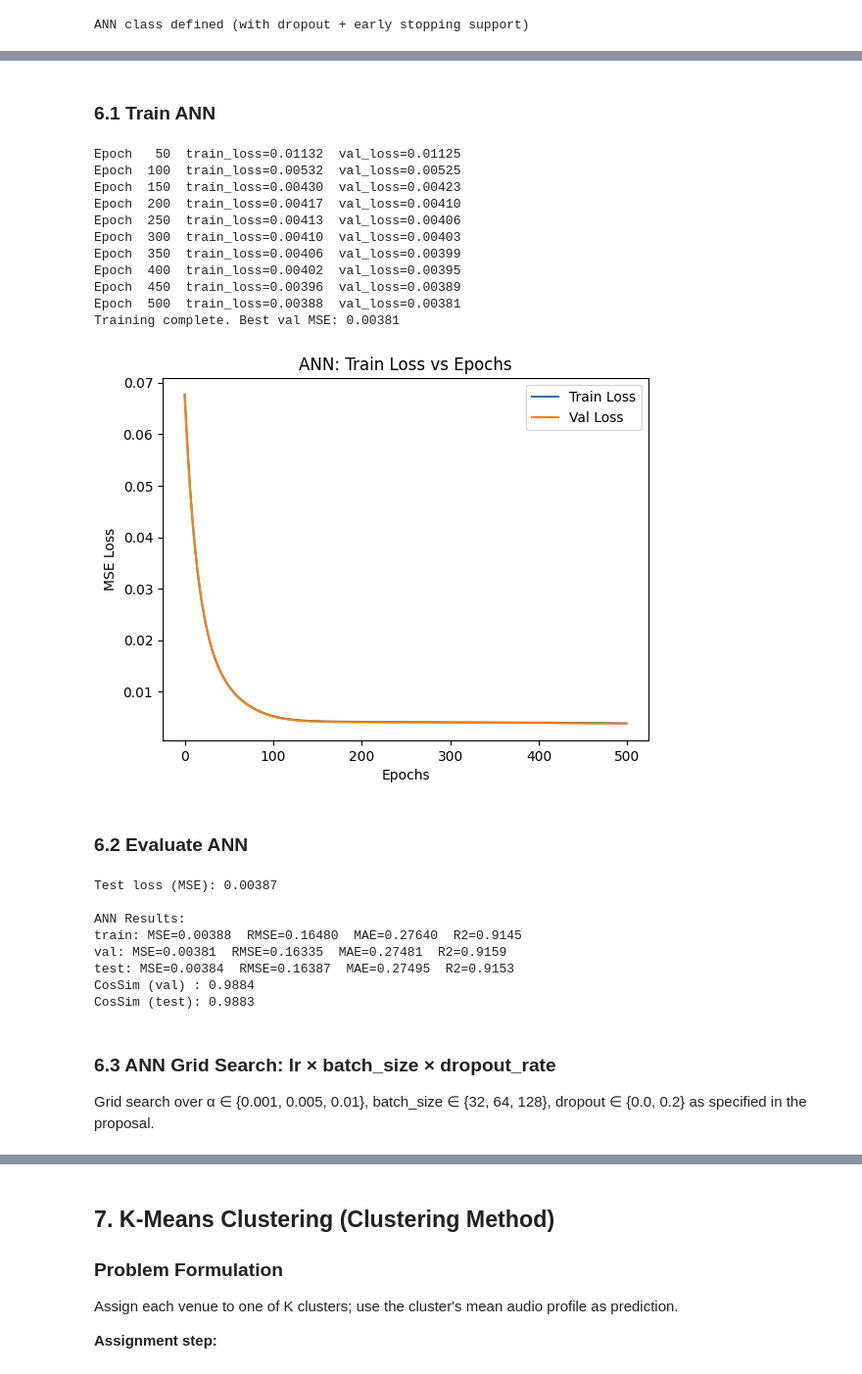
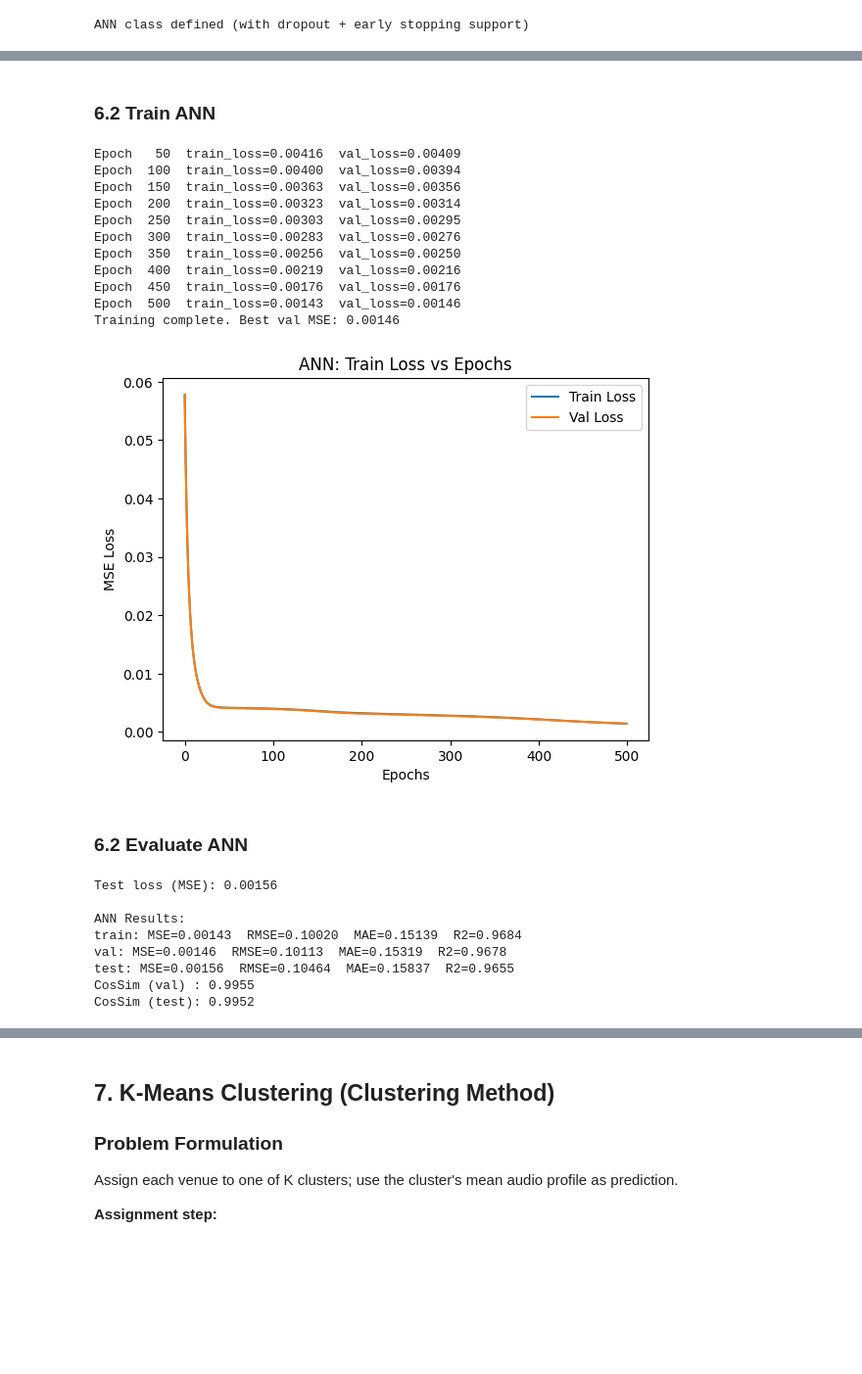
Before and after one commit to ML-Team-2026/AtmoSound, a Jupyter notebook: AtmoSound_Model_Training.ipynb, the cells around one changed output, grey strips where cells are left out. Shown at 98% size. Drawn from its saved outputs; the diff is of its cells as text; code cells hidden in the pictures; blank space fills up the shorter version.

```diff
--- a/AtmoSound_Model_Training.ipynb
+++ b/AtmoSound_Model_Training.ipynb
@@ -837,11 +920,11 @@ ANN class defined (with dropout + early stopping support)
 # %% [markdown]
-### 6.1 Train ANN
+### 6.2 Train ANN
 # %%
 # Hyperparameters
 epoch         = 500      # max epochs (early stopping will halt before this)
-batch_size    = 64
-learning_rate = 0.005
-dropout_rate  = 0.2
+learning_rate = float(best_gs_row["lr"])
+batch_size    = int(best_gs_row["batch"])
+dropout_rate  = float(best_gs_row["dropout"])
 patience      = 20       # early stopping patience
 
 ann = ANN(
@@ -893,45 +976,45 @@ for j in range(epoch):
             "W3": ann.W3.copy(), "b3": ann.b3.copy(),
         }
         no_improve_count = 0
     else:
         no_improve_count += 1
 
     if no_improve_count >= patience:
         print(f"Early stopping at epoch {j+1} (patience={patience})")
         break
 
     if (j + 1) % 50 == 0:
         print(f"Epoch {j+1:4d}  train_loss={train_loss:.5f}  val_loss={val_loss:.5f}")
 
 # Restore best weights
 if best_weights is not None:
     ann.W1, ann.b1 = best_weights["W1"], best_weights["b1"]
     ann.W2, ann.b2 = best_weights["W2"], best_weights["b2"]
     ann.W3, ann.b3 = best_weights["W3"], best_weights["b3"]
 
 print(f"Training complete. Best val MSE: {best_val_loss:.5f}")
 
 plt.plot(losses,     label='Train Loss')
 plt.plot(val_losses, label='Val Loss')
 plt.title('ANN: Train Loss vs Epochs')
 plt.ylabel('MSE Loss')
 plt.xlabel('Epochs')
 plt.legend()
 plt.savefig("model_artifacts/nn_loss_curve.png", dpi=150)
 plt.show()
 # %% [output]
-Epoch   50  train_loss=0.01132  val_loss=0.01125
-Epoch  100  train_loss=0.00532  val_loss=0.00525
-Epoch  150  train_loss=0.00430  val_loss=0.00423
-Epoch  200  train_loss=0.00417  val_loss=0.00410
-Epoch  250  train_loss=0.00413  val_loss=0.00406
-Epoch  300  train_loss=0.00410  val_loss=0.00403
-Epoch  350  train_loss=0.00406  val_loss=0.00399
-Epoch  400  train_loss=0.00402  val_loss=0.00395
-Epoch  450  train_loss=0.00396  val_loss=0.00389
-Epoch  500  train_loss=0.00388  val_loss=0.00381
-Training complete. Best val MSE: 0.00381
+Epoch   50  train_loss=0.00416  val_loss=0.00409
+Epoch  100  train_loss=0.00400  val_loss=0.00394
+Epoch  150  train_loss=0.00363  val_loss=0.00356
+Epoch  200  train_loss=0.00323  val_loss=0.00314
+Epoch  250  train_loss=0.00303  val_loss=0.00295
+Epoch  300  train_loss=0.00283  val_loss=0.00276
+Epoch  350  train_loss=0.00256  val_loss=0.00250
+Epoch  400  train_loss=0.00219  val_loss=0.00216
+Epoch  450  train_loss=0.00176  val_loss=0.00176
+Epoch  500  train_loss=0.00143  val_loss=0.00146
+Training complete. Best val MSE: 0.00146
-[figure, old version]
+[figure, new version]
 # %% [markdown]
 ### 6.2 Evaluate ANN
 # %%
@@ -947,16 +1030,11 @@ print_info("test",  y_test,  ann.predict(X_test))
 print(f"CosSim (val) : {cosine_similarity_score(y_val,  ann.predict(X_val)):.4f}")
 print(f"CosSim (test): {cosine_similarity_score(y_test, ann.predict(X_test)):.4f}")
 # %% [output]
-Test loss (MSE): 0.00387
+Test loss (MSE): 0.00156
 
 ANN Results:
-train: MSE=0.00388  RMSE=0.16480  MAE=0.27640  R2=0.9145
-val: MSE=0.00381  RMSE=0.16335  MAE=0.27481  R2=0.9159
-test: MSE=0.00384  RMSE=0.16387  MAE=0.27495  R2=0.9153
-CosSim (val) : 0.9884
-CosSim (test): 0.9883
+train: MSE=0.00143  RMSE=0.10020  MAE=0.15139  R2=0.9684
+val: MSE=0.00146  RMSE=0.10113  MAE=0.15319  R2=0.9678
+test: MSE=0.00156  RMSE=0.10464  MAE=0.15837  R2=0.9655
+CosSim (val) : 0.9955
+CosSim (test): 0.9952
-# %% [markdown]
-### 6.3 ANN Grid Search: lr × batch_size × dropout_rate
-
-Grid search over α ∈ {0.001, 0.005, 0.01}, batch_size ∈ {32, 64, 128},
-dropout ∈ {0.0, 0.2} as specified in the proposal.
```
Also changed, not shown: parts of 10 cells of this notebook, 5 other files.
